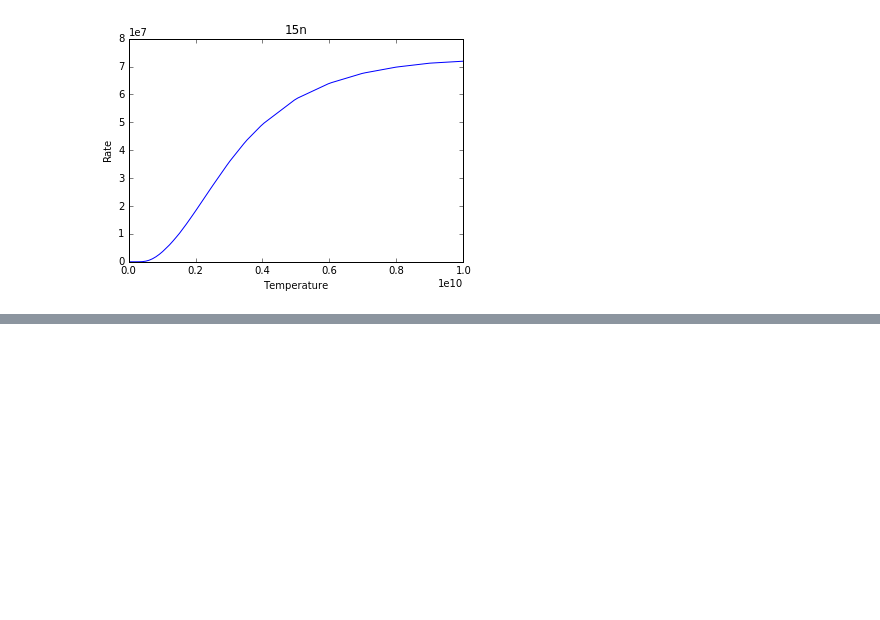
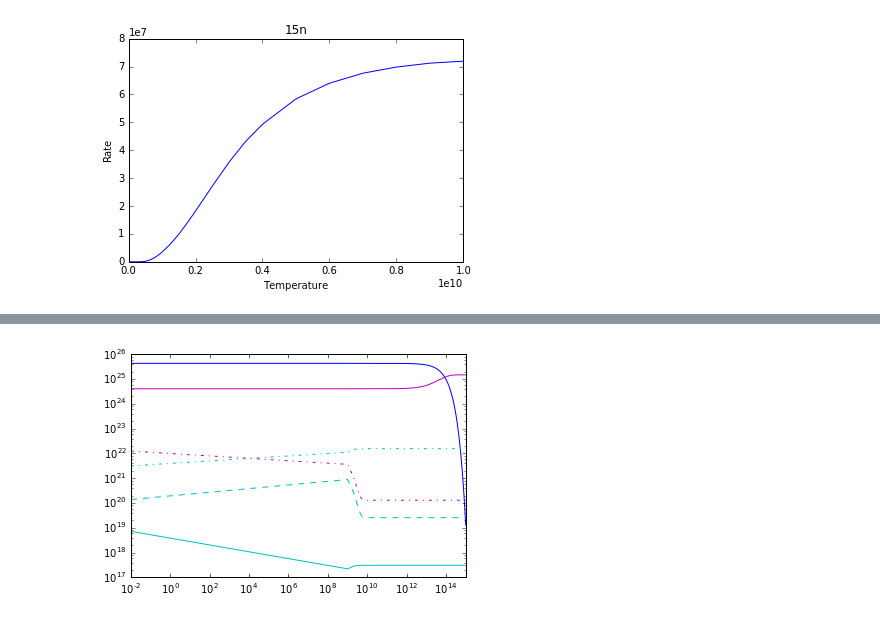
Before and after one commit to Hoverbear/PHYS-248, a Jupyter notebook: Assignment_04/A4P1.ipynb, the cells around one changed output, grey strips where cells are left out. Cells and saved outputs as stored; diff of their text form; code cells hidden in the pictures; blank space fills up the shorter version.

```diff
--- a/Assignment_04/A4P1.ipynb
+++ b/Assignment_04/A4P1.ipynb
@@ -54,0 +154,13 @@ Populating the interactive namespace from numpy and matplotlib
+# %%
+Temp = [3*(10**7)]
+rates = reactionratetemp(Temp)
+tlist=np.linspace(0.01,10**15,steps)
+
+Nlist=integrate.odeint(f_rhs,why_not,tlist,args=(rates,))
+Nlist = Nlist.transpose()
+# %%
+plt.plot(tlist,Nlist[0],'b-',tlist, Nlist[1], 'm-',tlist, Nlist[2], 'm-.',tlist, Nlist[3], 'c--',tlist, Nlist[4], 'c-.',tlist, Nlist[5], 'c-')
+plt.yscale('log')
+plt.xscale('log')
+# %% [output]
+[figure, added]
```
Also changed, not shown: parts of 56 cells of this notebook, 13 other files.
